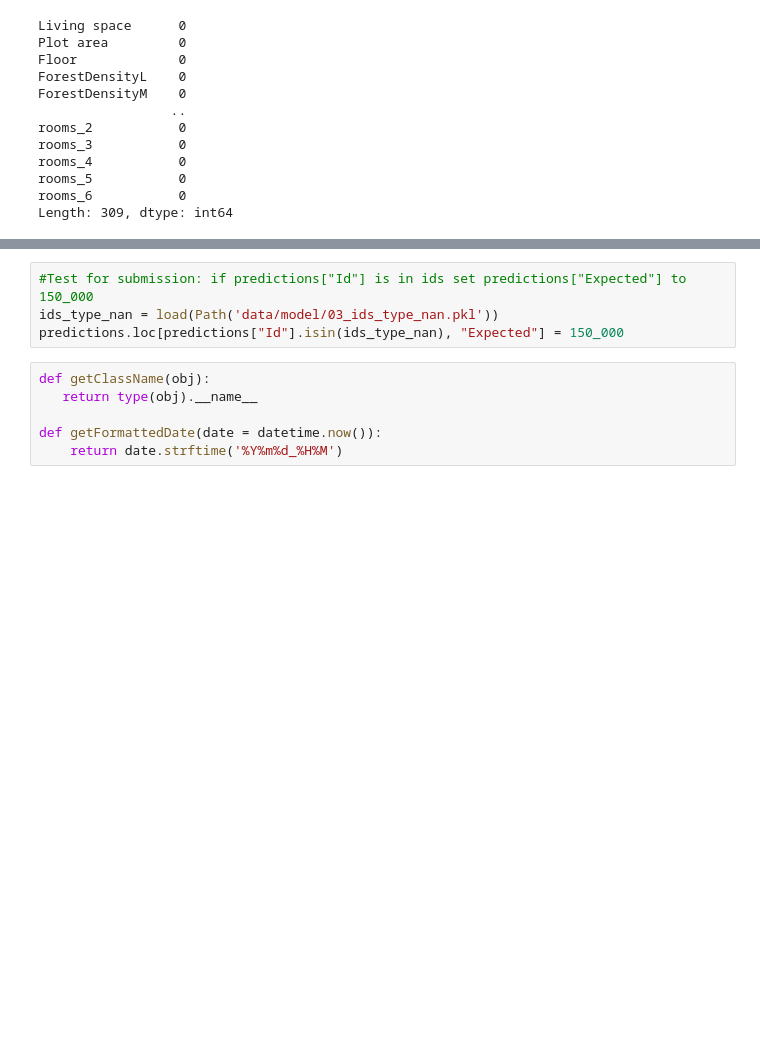
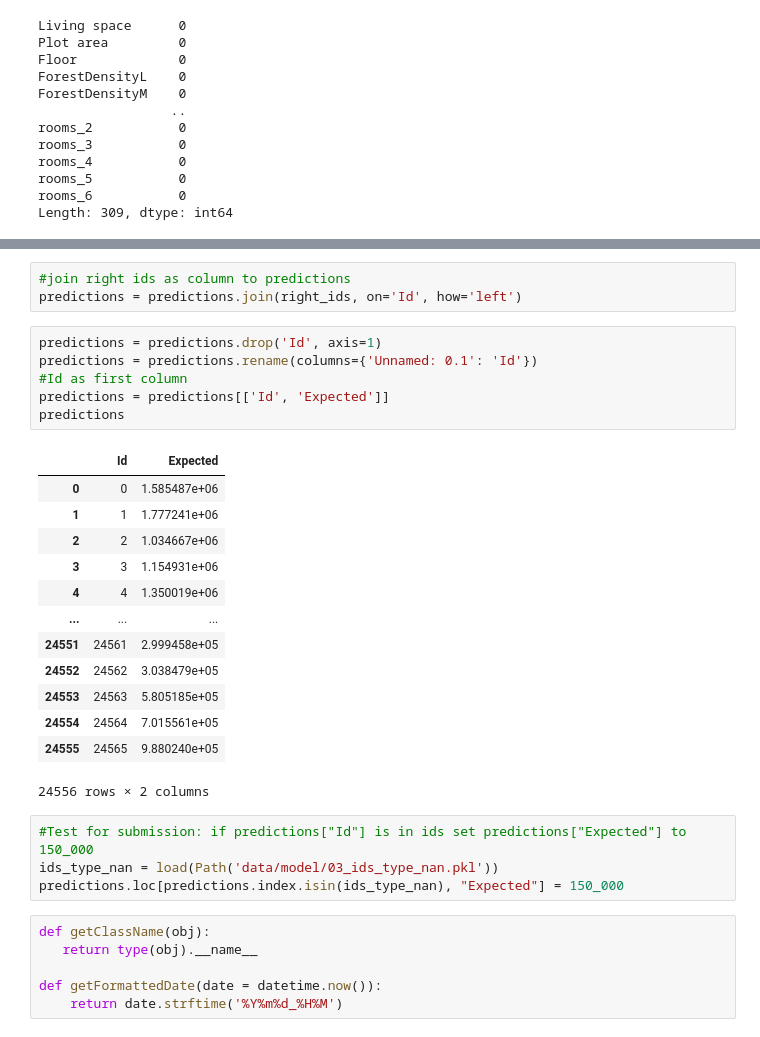
Before and after one commit to marvinvr/fhnw-cml1, a Jupyter notebook: 03_1_find_best_model.ipynb, the cells around one changed output, grey strips where cells are left out. Saved outputs shown, nothing was run; the diff lists cells and outputs as text; blank space fills up the shorter version.

```diff
--- a/03_1_find_best_model.ipynb
+++ b/03_1_find_best_model.ipynb
@@ -144,7 +162,30 @@ predictions.head()
+# %%
+#join right ids as column to predictions
+predictions = predictions.join(right_ids, on='Id', how='left')
+# %%
+predictions = predictions.drop('Id', axis=1)
+predictions = predictions.rename(columns={'Unnamed: 0.1': 'Id'})
+#Id as first column
+predictions = predictions[['Id', 'Expected']]
+predictions
+# %% [output]
+|  | Id | Expected |
+| 0 | 0 | 1.585487e+06 |
+| 1 | 1 | 1.777241e+06 |
+| 2 | 2 | 1.034667e+06 |
+| 3 | 3 | 1.154931e+06 |
+| 4 | 4 | 1.350019e+06 |
+| ... | ... | ... |
+| 24551 | 24561 | 2.999458e+05 |
+| 24552 | 24562 | 3.038479e+05 |
+| 24553 | 24563 | 5.805185e+05 |
+| 24554 | 24564 | 7.015561e+05 |
+| 24555 | 24565 | 9.880240e+05 |
+24556 rows × 2 columns
 # %%
 #Test for submission: if predictions["Id"] is in ids set predictions["Expected"] to 150_000
 ids_type_nan = load(Path('data/model/03_ids_type_nan.pkl'))
-predictions.loc[predictions["Id"].isin(ids_type_nan), "Expected"] = 150_000
+predictions.loc[predictions.index.isin(ids_type_nan), "Expected"] = 150_000
 # %%
 def getClassName(obj):
    return type(obj).__name__
```
Also changed, not shown: parts of 6 cells of this notebook, 8 other files.
